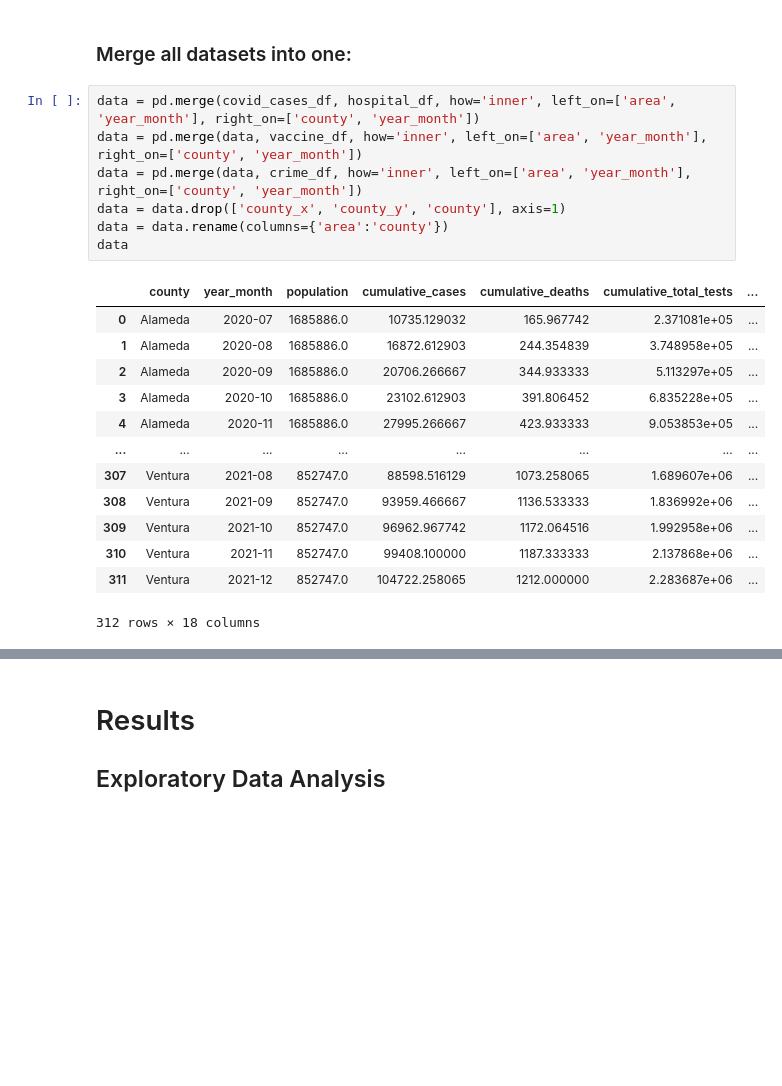
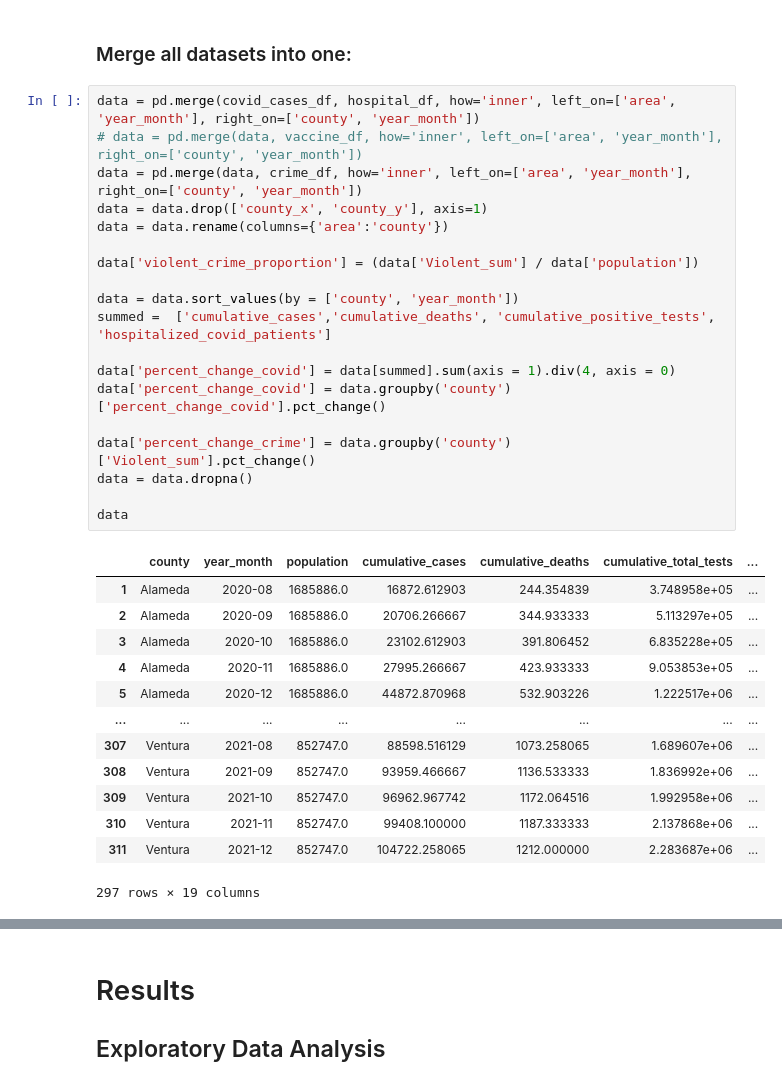
Before and after one commit to COGS108/Group022_WI24, a Jupyter notebook: FinalProject_Group022_WI24.ipynb, the cells around one changed output, grey strips where cells are left out. Cells and saved outputs as stored; diff of their text form; blank space fills up the shorter version.

Commit message:
update EDA and merged datasets

```diff
--- a/FinalProject_Group022_WI24.ipynb
+++ b/FinalProject_Group022_WI24.ipynb
@@ -341,22 +341,34 @@ vaccine_df
 ### Merge all datasets into one:
 # %%
 data = pd.merge(covid_cases_df, hospital_df, how='inner', left_on=['area', 'year_month'], right_on=['county', 'year_month'])
-data = pd.merge(data, vaccine_df, how='inner', left_on=['area', 'year_month'], right_on=['county', 'year_month'])
+# data = pd.merge(data, vaccine_df, how='inner', left_on=['area', 'year_month'], right_on=['county', 'year_month'])
 data = pd.merge(data, crime_df, how='inner', left_on=['area', 'year_month'], right_on=['county', 'year_month'])
-data = data.drop(['county_x', 'county_y', 'county'], axis=1)
+data = data.drop(['county_x', 'county_y'], axis=1)
 data = data.rename(columns={'area':'county'})
+
+data['violent_crime_proportion'] = (data['Violent_sum'] / data['population'])
+
+data = data.sort_values(by = ['county', 'year_month'])
+summed =  ['cumulative_cases','cumulative_deaths', 'cumulative_positive_tests', 'hospitalized_covid_patients']
+
+data['percent_change_covid'] = data[summed].sum(axis = 1).div(4, axis = 0)
+data['percent_change_covid'] = data.groupby('county')['percent_change_covid'].pct_change()
+
+data['percent_change_crime'] = data.groupby('county')['Violent_sum'].pct_change()
+data = data.dropna()
+
 data
 # %% [output]
 |  | county | year_month | population | cumulative_cases | cumulative_deaths | cumulative_total_tests | ... |
-| 0 | Alameda | 2020-07 | 1685886.0 | 10735.129032 | 165.967742 | 2.371081e+05 | ... |
 | 1 | Alameda | 2020-08 | 1685886.0 | 16872.612903 | 244.354839 | 3.748958e+05 | ... |
 | 2 | Alameda | 2020-09 | 1685886.0 | 20706.266667 | 344.933333 | 5.113297e+05 | ... |
 | 3 | Alameda | 2020-10 | 1685886.0 | 23102.612903 | 391.806452 | 6.835228e+05 | ... |
 | 4 | Alameda | 2020-11 | 1685886.0 | 27995.266667 | 423.933333 | 9.053853e+05 | ... |
+| 5 | Alameda | 2020-12 | 1685886.0 | 44872.870968 | 532.903226 | 1.222517e+06 | ... |
 | ... | ... | ... | ... | ... | ... | ... | ... |
 | 307 | Ventura | 2021-08 | 852747.0 | 88598.516129 | 1073.258065 | 1.689607e+06 | ... |
 | 308 | Ventura | 2021-09 | 852747.0 | 93959.466667 | 1136.533333 | 1.836992e+06 | ... |
 | 309 | Ventura | 2021-10 | 852747.0 | 96962.967742 | 1172.064516 | 1.992958e+06 | ... |
 | 310 | Ventura | 2021-11 | 852747.0 | 99408.100000 | 1187.333333 | 2.137868e+06 | ... |
 | 311 | Ventura | 2021-12 | 852747.0 | 104722.258065 | 1212.000000 | 2.283687e+06 | ... |
-312 rows × 18 columns
+297 rows × 19 columns
```
Also changed, not shown: parts of 2 cells of this notebook.
